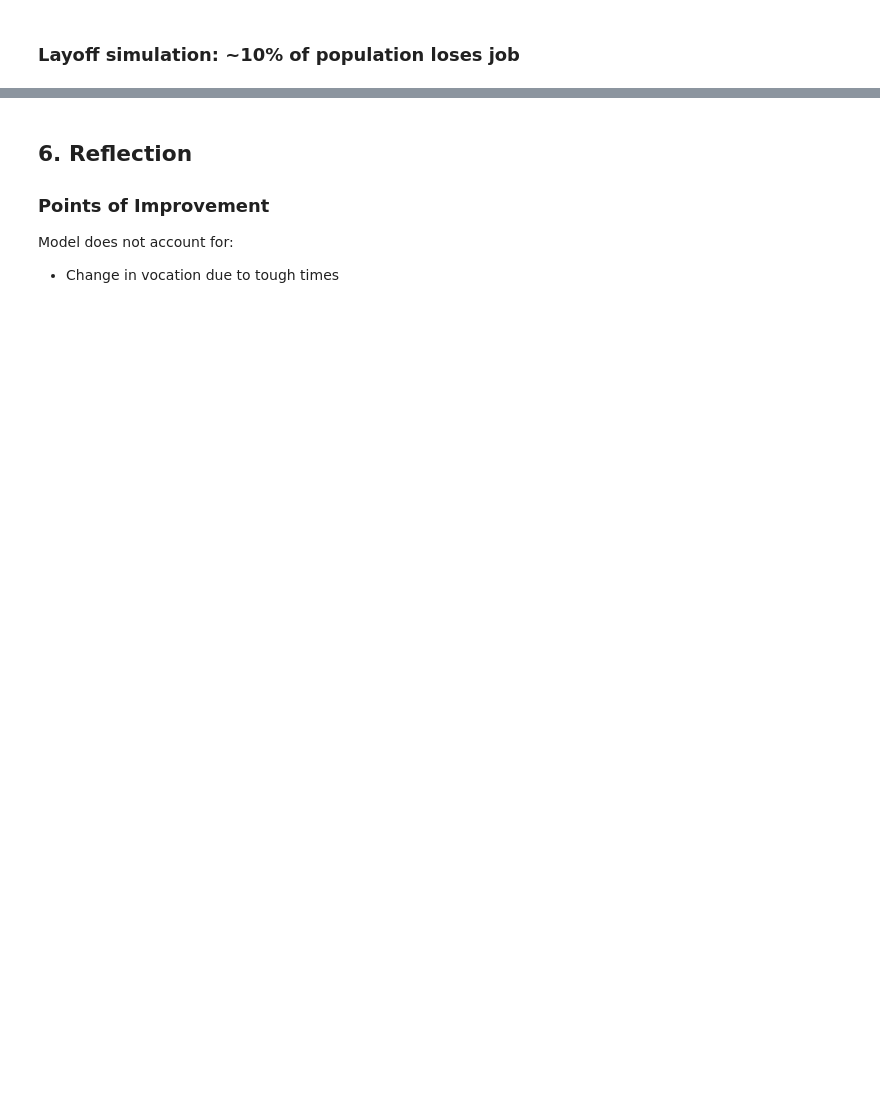
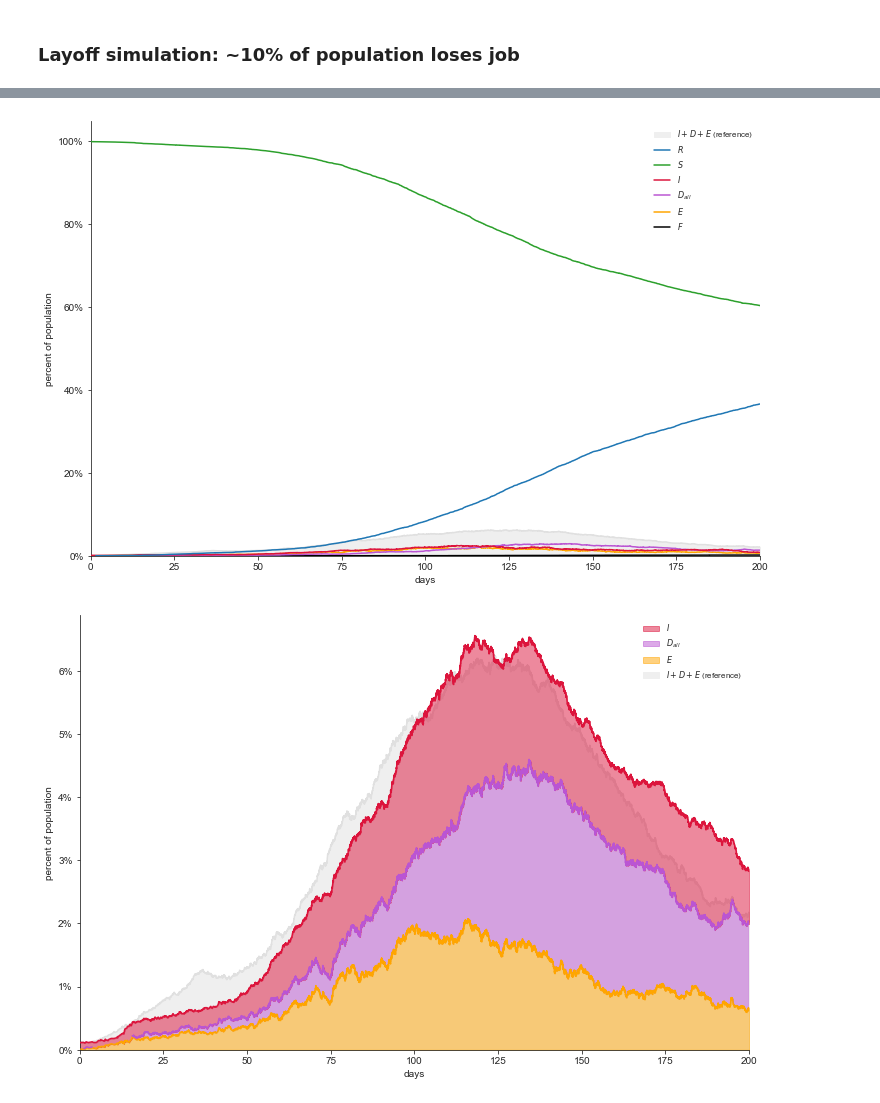
Before and after one commit to zb3qk/Social-Distancing-By-Occupation, a Jupyter notebook: buildData.ipynb, the cells around one changed output, grey strips where cells are left out. Saved outputs shown, nothing was run; the diff lists cells and outputs as text; code cells hidden in the pictures; blank space fills up the shorter version.

```diff
--- a/buildData.ipynb
+++ b/buildData.ipynb
@@ -562,7 +575,7 @@ t = 200.03
 # %% [markdown]
 ### Layoff simulation: ~10% of population loses job
 # %%
-runSimulationLaidOff(unit_time=200, laidOffProbability=.1)
+layoffUtah = runSimulationLaidOff(unit_time=200, laidOffProbability=.1, state="Utah")
 # %% [output]
 Set up the list!
 Set up the edge connections!
@@ -587,7 +597,8 @@ t = 200.00
-# %% [markdown]
-## 6. Reflection
-
-### Points of Improvement
-
-Model does not account for:
-* Change in vocation due to tough times
+# %%
+layoffUtah.figure_basic(shaded_reference_results=baselineUtah)
+plt.show()
+layoffUtah.figure_infections(shaded_reference_results=baselineUtah)
+plt.show()
+# %% [output]
+[figure, added]
+[figure, added]
```
Also changed, not shown: parts of 47 cells of this notebook, 33 other files.
